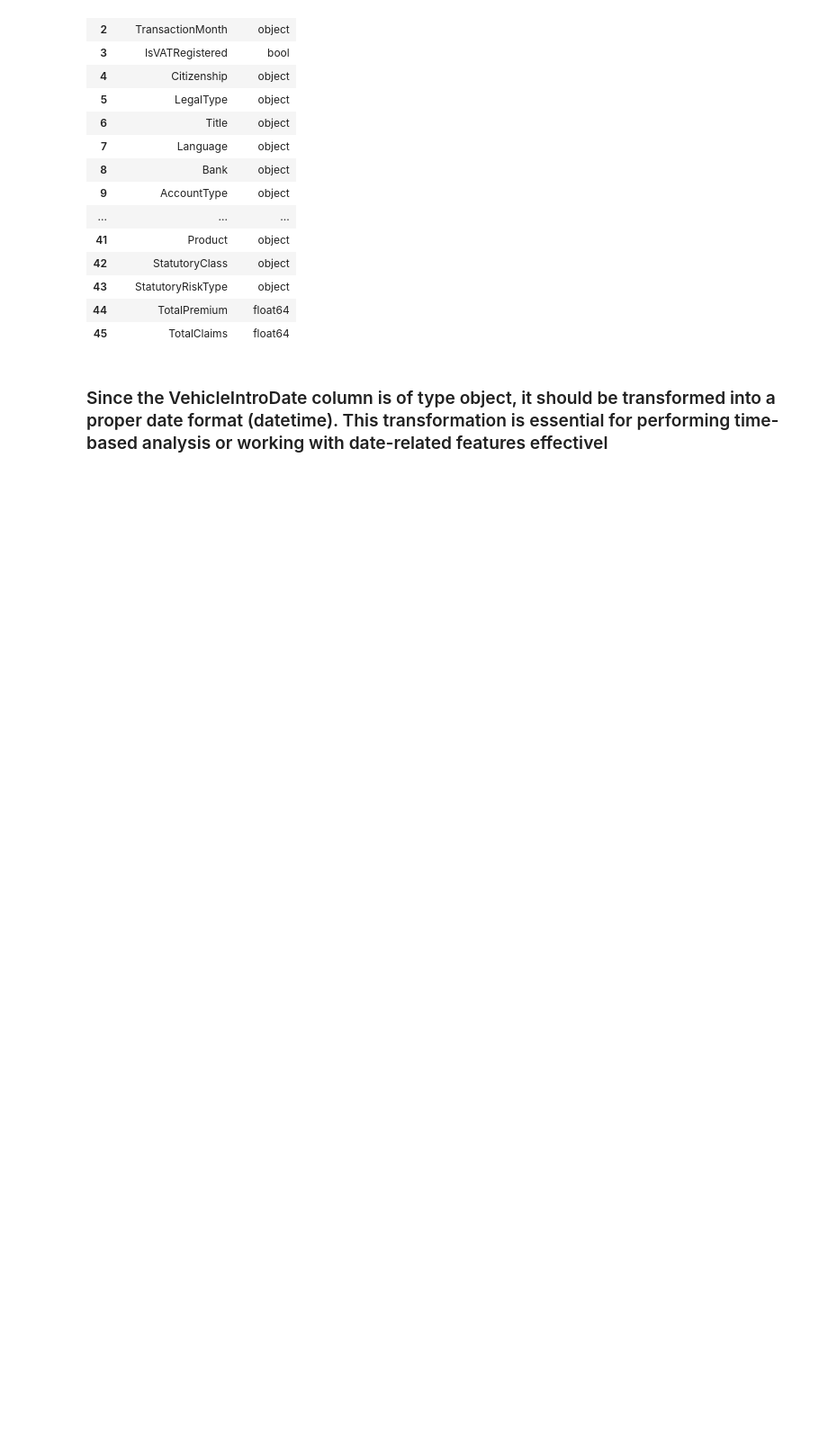
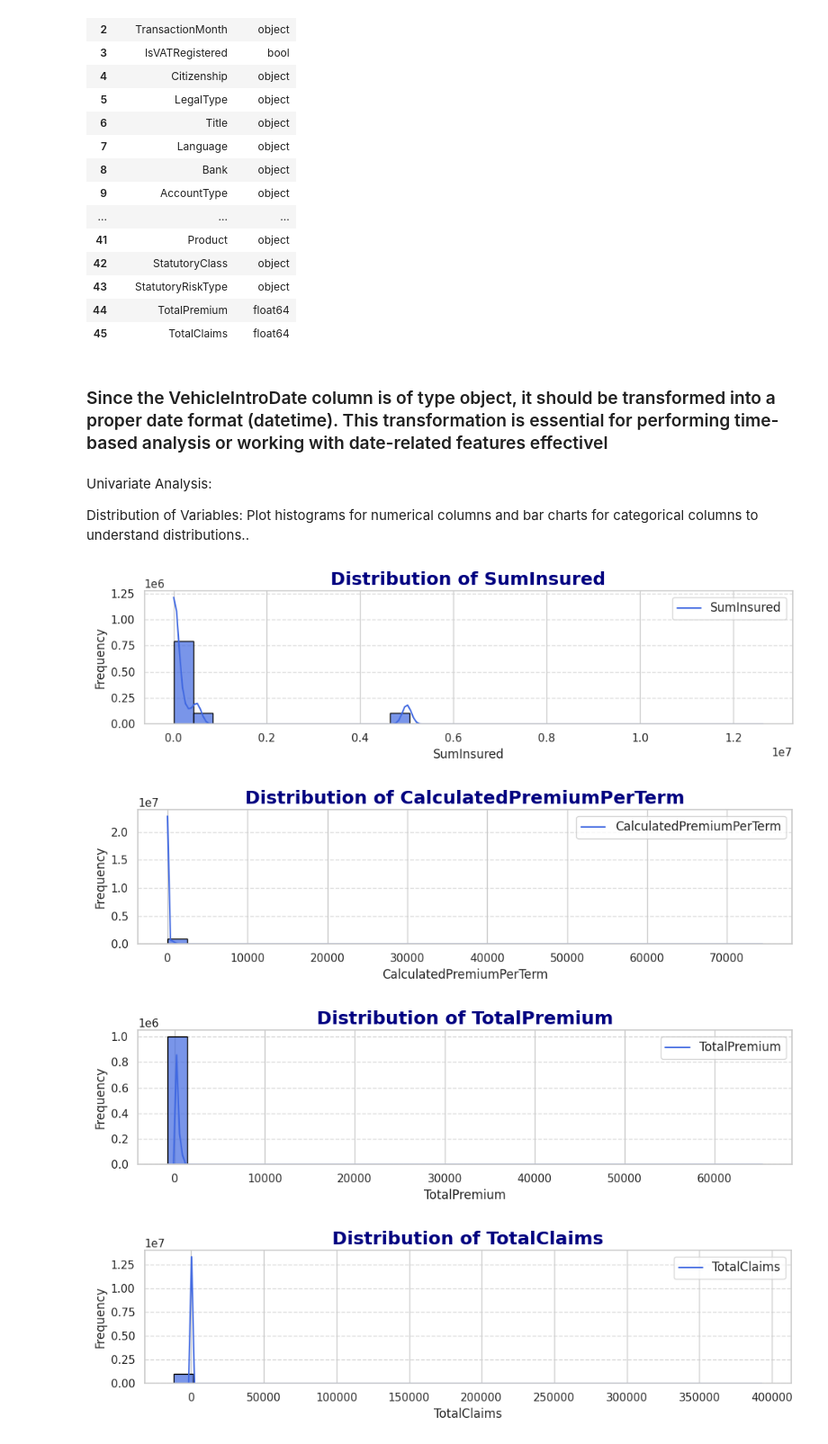
Before and after one commit to ab3lT/10-Academy-Week-3, a Jupyter notebook: notebooks/eda.ipynb, the cells around one changed output. Shown: that part at 90% size. Saved outputs shown, nothing was run; the diff lists cells and outputs as text; code cells hidden in the pictures; blank space fills up the shorter version.

Commit message:
Plot

```diff
--- a/notebooks/eda.ipynb
+++ b/notebooks/eda.ipynb
@@ -166,3 +166,33 @@ data_types.reset_index(name='data type')
 # Converts the VehicleIntroDate column from object to datetime format.
 
 data['VehicleIntroDate'] = pd.to_datetime(data['VehicleIntroDate'], format='%d/%m/%Y', errors='coerce')  # Convert with error handling
+# %% [markdown]
+Univariate Analysis:
+
+Distribution of Variables: Plot histograms for numerical columns and bar charts for categorical columns to understand distributions..
+# %%
+# Import visualizer
+from data_visualization import DataVisualizer
+# Create instance of the class
+vis = DataVisualizer(data)
+
+# Define numerical columns
+numerical_cols = [
+    'SumInsured', 'CalculatedPremiumPerTerm',
+    'TotalPremium', 'TotalClaims'
+]
+# Define categorical columns
+categorical_cols = [
+    'LegalType', 'Bank', 'AccountType', 'MaritalStatus',
+    'Gender', 'Province', 'VehicleType',
+    'AlarmImmobiliser', 'TrackingDevice',
+    'Product'
+]
+
+# Plot the plot of both numerical and categorical columns
+vis.univariate_analysis(numerical_cols, categorical_cols)
+# %% [output]
+[figure, added]
+[figure, added]
+[figure, added]
+[figure, added]
```
Also changed, not shown: parts of 1 cell of this notebook.
